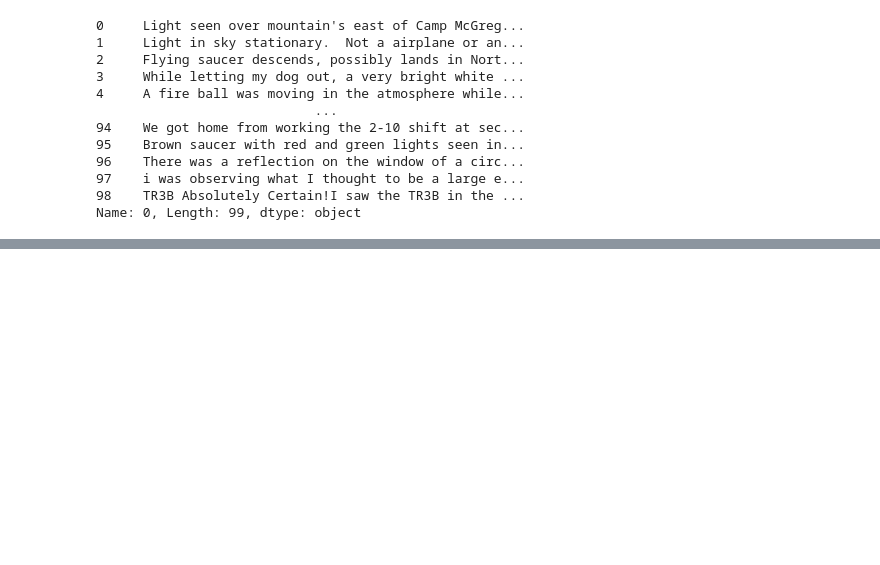
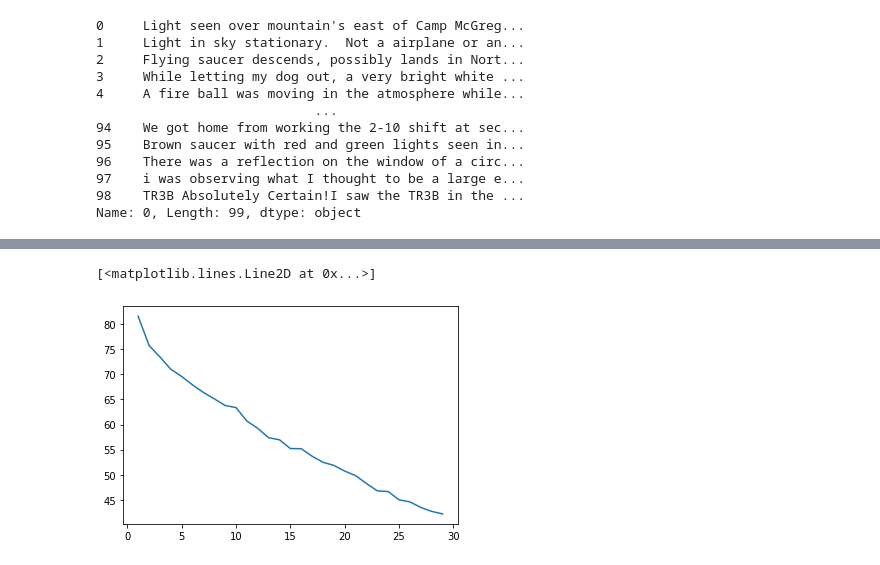
Before and after one commit to ZackStrater/ufo-nlp, a Jupyter notebook: src/Daniel.ipynb, the cells around one changed output, grey strips where cells are left out. Cells and saved outputs as stored; diff of their text form; code cells hidden in the pictures; blank space fills up the shorter version.

```diff
--- a/src/Daniel.ipynb
+++ b/src/Daniel.ipynb
@@ -3,4 +3,4 @@ import pandas as pd
 import numpy as np
 import matplotlib.pyplot as plt
 # %%
-ufo = pd.read_json('../data/ufo_first100records.json', lines=True)
+ufo = pd.read_json('../data/ufodata.json.zip', lines=True, chunksize = 10000)
@@ -76,9 +77,10 @@ Name: 0, Length: 99, dtype: object
 from sklearn.feature_extraction.text import TfidfVectorizer, CountVectorizer
 from sklearn.cluster import KMeans
 from sklearn.decomposition import NMF
+from sklearn import metrics
 
 # removes punctuation and stopwords. replaces strings with lowercase and outputs top 1000 features.
-tfidf = TfidfVectorizer(lowercase=True, stop_words='english', max_features = 1000)
+tfidf = TfidfVectorizer(lowercase=True, stop_words='english', max_features = 100)
 
 tfidf_ngrams = TfidfVectorizer(lowercase=True, stop_words='english', max_features = 1000, ngram_range=(1,2))
 
@@ -88,3 +90,8 @@ count_vec_ngrams = TfidfVectorizer(lowercase=True, stop_words='english', max_fea
 
 for transformers in [tfidf,tfidf_ngrams,count_vec,count_vec_ngrams]:
     transformers.fit(X)
+
+X_tfidf = tfidf.transform(X).todense()
+# .astype('U').todense()
+# X_tfidf.todense()
+X_tfidf
@@ -93,0 +133,15 @@ ImportError: cannot import name 'NMF' from 'sklearn.cluster' (/home/daniel/anaco
+# %%
+K = range(1,30)
+fig,ax = plt.subplots()
+inertia = []
+
+for k in K:
+    km = KMeans(k)
+    km.fit(X_tfidf)
+    inertia.append(km.inertia_)
+
+
+ax.plot(K, inertia)
+# %% [output]
+[<matplotlib.lines.Line2D at 0x...>]
+[figure, added]
```
Also changed, not shown: parts of 8 cells of this notebook.
